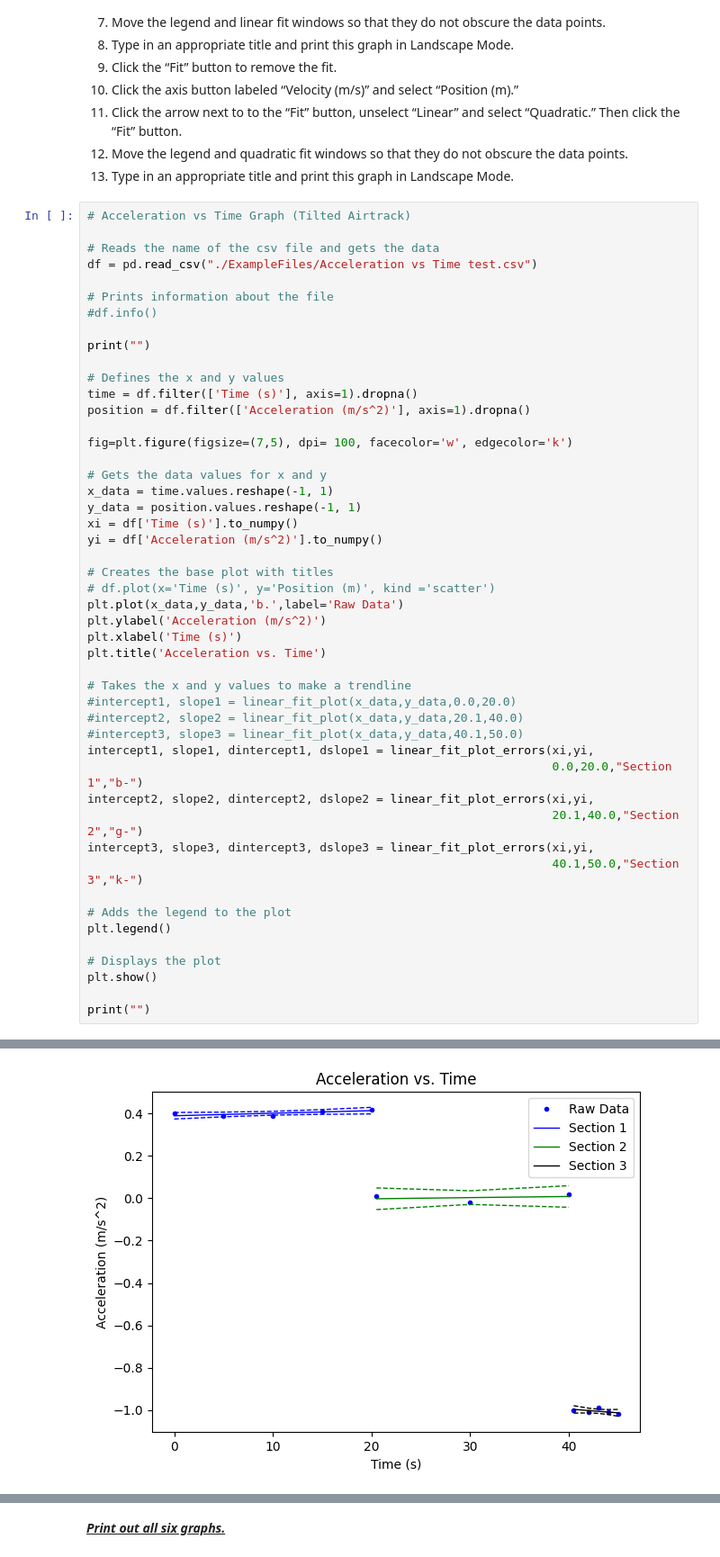
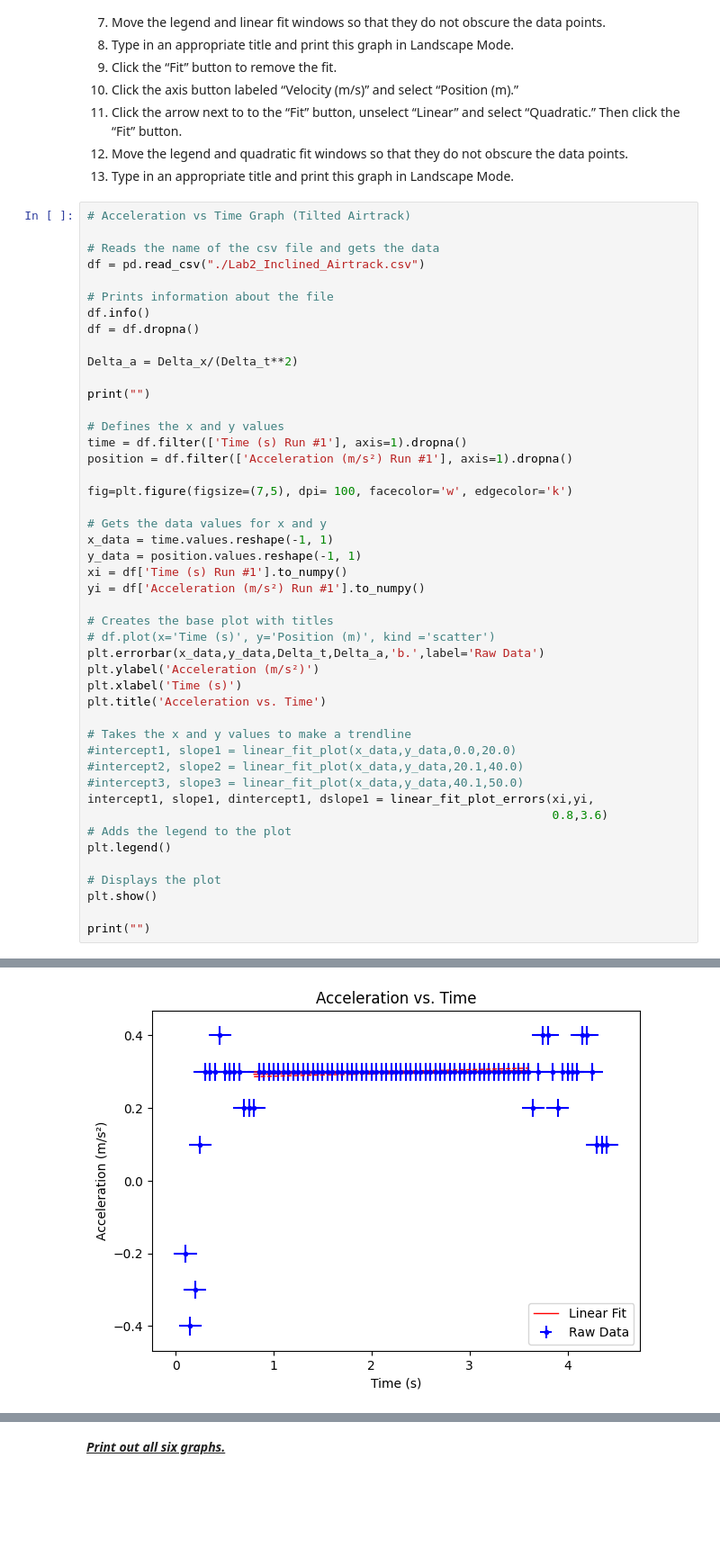
Before and after one commit to nmack21/PhysicsLabs, a Jupyter notebook: PHYS201/Lab2.ipynb, the cells around one changed output, grey strips where cells are left out. Shown at 90% size. Cells and saved outputs as stored; diff of their text form; blank space fills up the shorter version.

```diff
--- a/PHYS201/Lab2.ipynb
+++ b/PHYS201/Lab2.ipynb
@@ -454,29 +454,32 @@ This time, let’s allow the Capstone software to analyze our data:
 # Acceleration vs Time Graph (Tilted Airtrack)
 
 # Reads the name of the csv file and gets the data
-df = pd.read_csv("./ExampleFiles/Acceleration vs Time test.csv")
+df = pd.read_csv("./Lab2_Inclined_Airtrack.csv")
 
 # Prints information about the file
-#df.info()
+df.info()
+df = df.dropna()
+
+Delta_a = Delta_x/(Delta_t**2)
 
 print("")
 
 # Defines the x and y values
-time = df.filter(['Time (s)'], axis=1).dropna()
-position = df.filter(['Acceleration (m/s^2)'], axis=1).dropna()
+time = df.filter(['Time (s) Run #1'], axis=1).dropna()
+position = df.filter(['Acceleration (m/s²) Run #1'], axis=1).dropna()
 
 fig=plt.figure(figsize=(7,5), dpi= 100, facecolor='w', edgecolor='k')
 
 # Gets the data values for x and y
 x_data = time.values.reshape(-1, 1)
 y_data = position.values.reshape(-1, 1)
-xi = df['Time (s)'].to_numpy()
-yi = df['Acceleration (m/s^2)'].to_numpy()
+xi = df['Time (s) Run #1'].to_numpy()
+yi = df['Acceleration (m/s²) Run #1'].to_numpy()
 
 # Creates the base plot with titles
 # df.plot(x='Time (s)', y='Position (m)', kind ='scatter')
-plt.plot(x_data,y_data,'b.',label='Raw Data')
-plt.ylabel('Acceleration (m/s^2)')
+plt.errorbar(x_data,y_data,Delta_t,Delta_a,'b.',label='Raw Data')
+plt.ylabel('Acceleration (m/s²)')
 plt.xlabel('Time (s)')
 plt.title('Acceleration vs. Time')
 
@@ -485,12 +488,7 @@ plt.title('Acceleration vs. Time')
 #intercept2, slope2 = linear_fit_plot(x_data,y_data,20.1,40.0)
 #intercept3, slope3 = linear_fit_plot(x_data,y_data,40.1,50.0)
 intercept1, slope1, dintercept1, dslope1 = linear_fit_plot_errors(xi,yi,
-                                                                  0.0,20.0,"Section 1","b-")
-intercept2, slope2, dintercept2, dslope2 = linear_fit_plot_errors(xi,yi,
-                                                                  20.1,40.0,"Section 2","g-")
-intercept3, slope3, dintercept3, dslope3 = linear_fit_plot_errors(xi,yi,
-                                                                  40.1,50.0,"Section 3","k-")
-
+                                                                  0.8,3.6)
 # Adds the legend to the plot
 plt.legend()
 
@@ -519,4 +519,4 @@ Section 3: Final Result: y = (-0.00352 +/- 0.00317) x + (-0.85480 +/- 0.13620)
-[figure, old version]
+[figure, new version]
 # %%
 # Position vs. Time Graph (accelerated)
 
```
Also changed, not shown: parts of 4 cells of this notebook.
